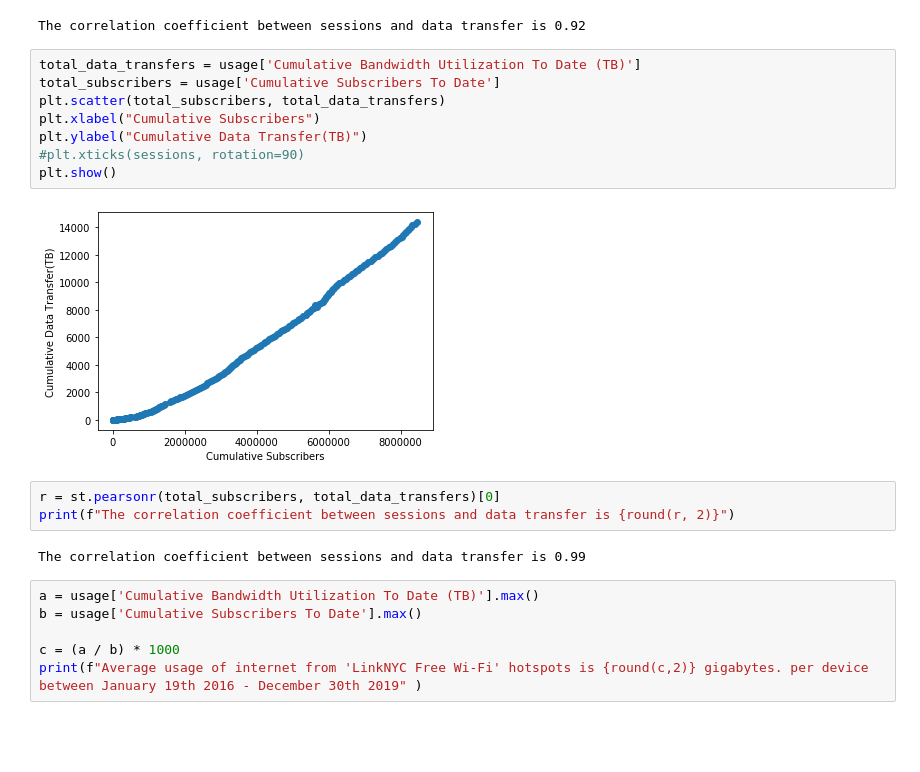
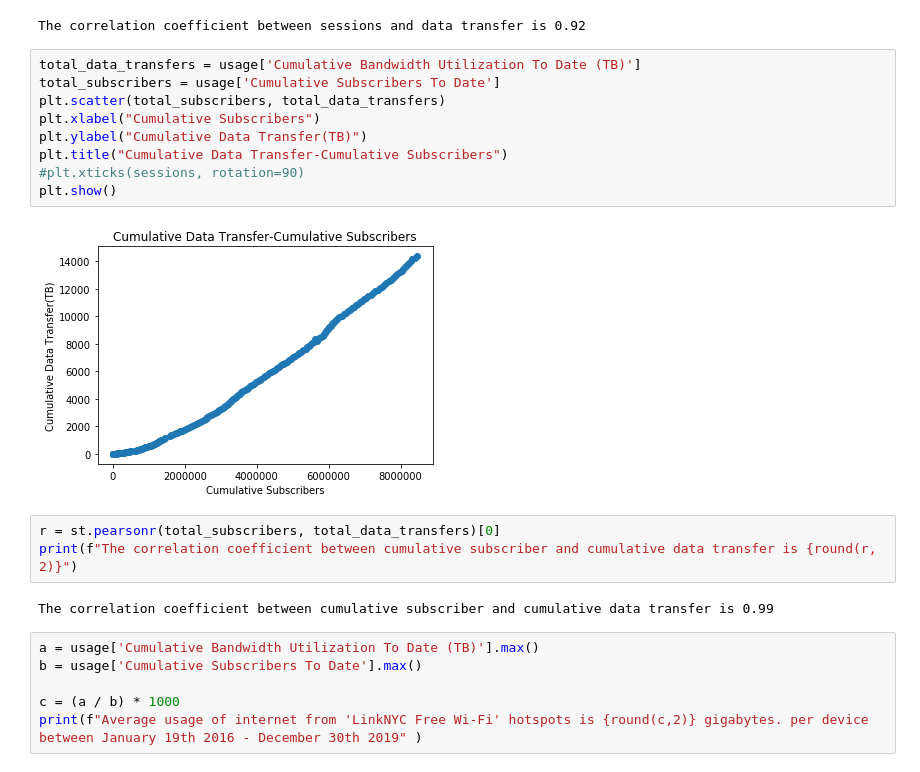
Before and after one commit to citrus304/Columbia-Project, a Jupyter notebook: dev/Yusuf/wifi-usage.ipynb, the cells around one changed output. Cells and saved outputs as stored; diff of their text form; blank space fills up the shorter version.

```diff
--- a/dev/Yusuf/wifi-usage.ipynb
+++ b/dev/Yusuf/wifi-usage.ipynb
@@ -165,18 +165,19 @@ The correlation coefficient between sessions and data transfer is 0.92
 # %%
 total_data_transfers = usage['Cumulative Bandwidth Utilization To Date (TB)']
 total_subscribers = usage['Cumulative Subscribers To Date']
 plt.scatter(total_subscribers, total_data_transfers)
 plt.xlabel("Cumulative Subscribers")
 plt.ylabel("Cumulative Data Transfer(TB)")
+plt.title("Cumulative Data Transfer-Cumulative Subscribers")
 #plt.xticks(sessions, rotation=90)
 plt.show()
 # %% [output]
-[figure, old version]
+[figure, new version]
 # %%
 r = st.pearsonr(total_subscribers, total_data_transfers)[0]
-print(f"The correlation coefficient between sessions and data transfer is {round(r, 2)}")
+print(f"The correlation coefficient between cumulative subscriber and cumulative data transfer is {round(r, 2)}")
 # %% [output]
-The correlation coefficient between sessions and data transfer is 0.99
+The correlation coefficient between cumulative subscriber and cumulative data transfer is 0.99
 # %%
 a = usage['Cumulative Bandwidth Utilization To Date (TB)'].max()
 b = usage['Cumulative Subscribers To Date'].max()
```
Also changed, not shown: parts of 8 cells of this notebook.
